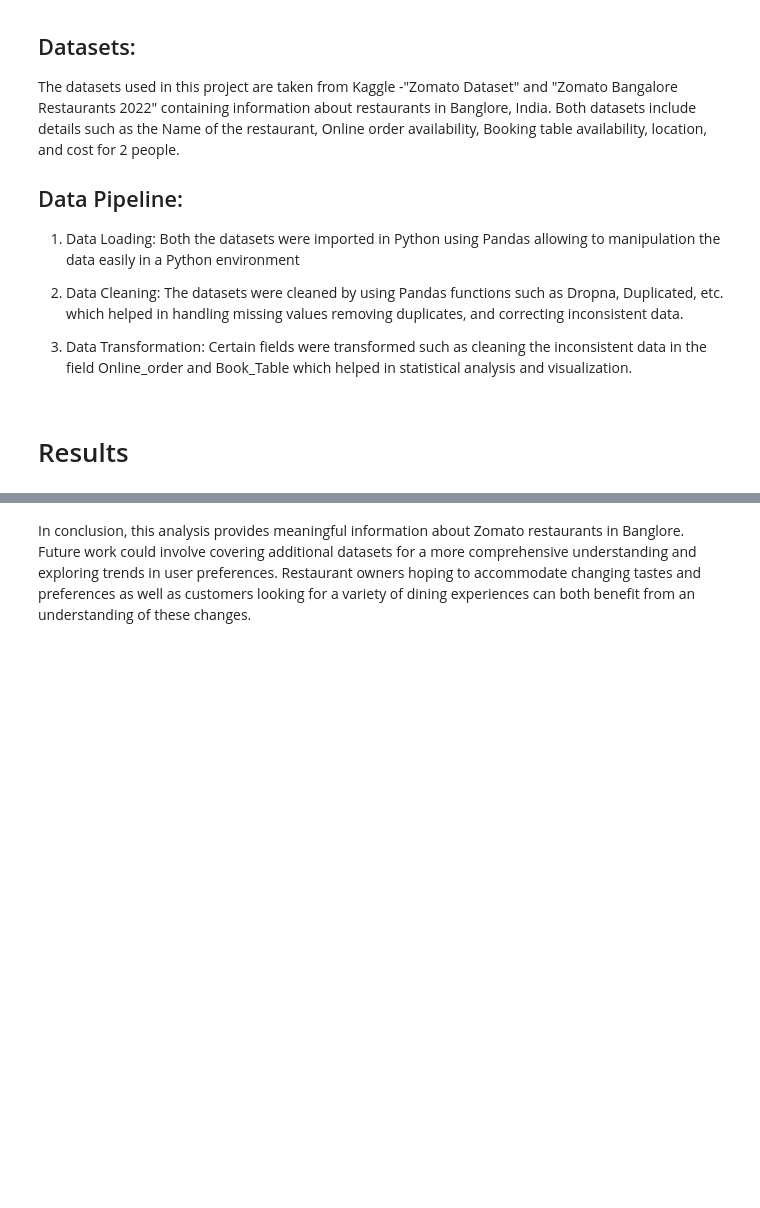
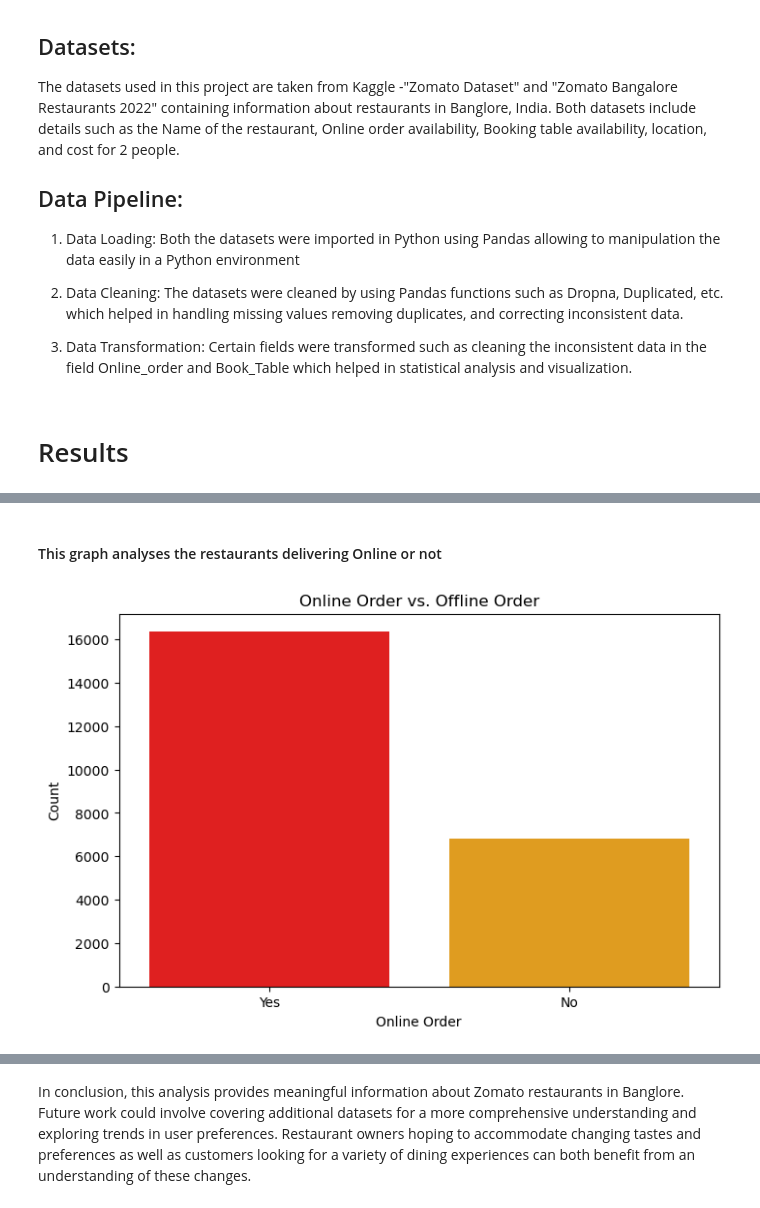
Before and after one commit to Akshatkhara2000/made-template-WS2324, a Jupyter notebook: project/report.ipynb, the cells around one changed output, grey strips where cells are left out. Cells and saved outputs as stored; diff of their text form; code cells hidden in the pictures; blank space fills up the shorter version.

```diff
--- a/project/report.ipynb
+++ b/project/report.ipynb
@@ -24,0 +123,12 @@ The table provided below gives a glimpse of the cleaned dataset 1 "Zomato Datase
+# %% [markdown]
+#### This graph analyses the restaurants delivering Online or not
+# %%
+# This graph analyses Online order vs. Offline order
+plt.figure(figsize=(8, 5))
+sns.countplot(x='online_order', data=zomato_df, palette={'Yes': 'red', 'No': 'orange'})
+plt.title('Online Order vs. Offline Order')
+plt.xlabel('Online Order')
+plt.ylabel('Count')
+plt.show()
+# %% [output]
+[figure, added]
```
Also changed, not shown: parts of 26 cells of this notebook, 1 other file.
